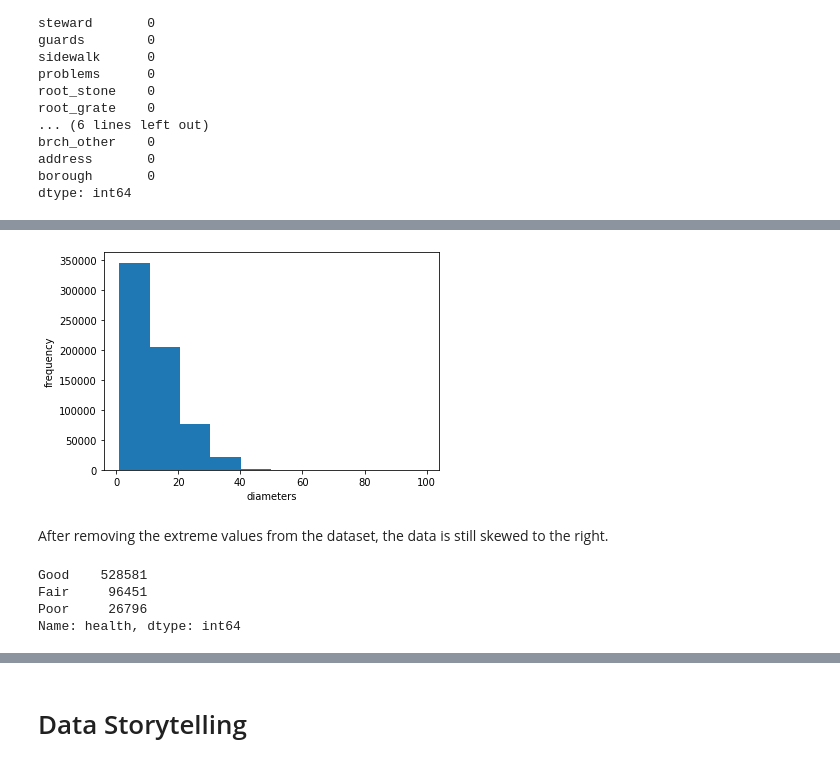
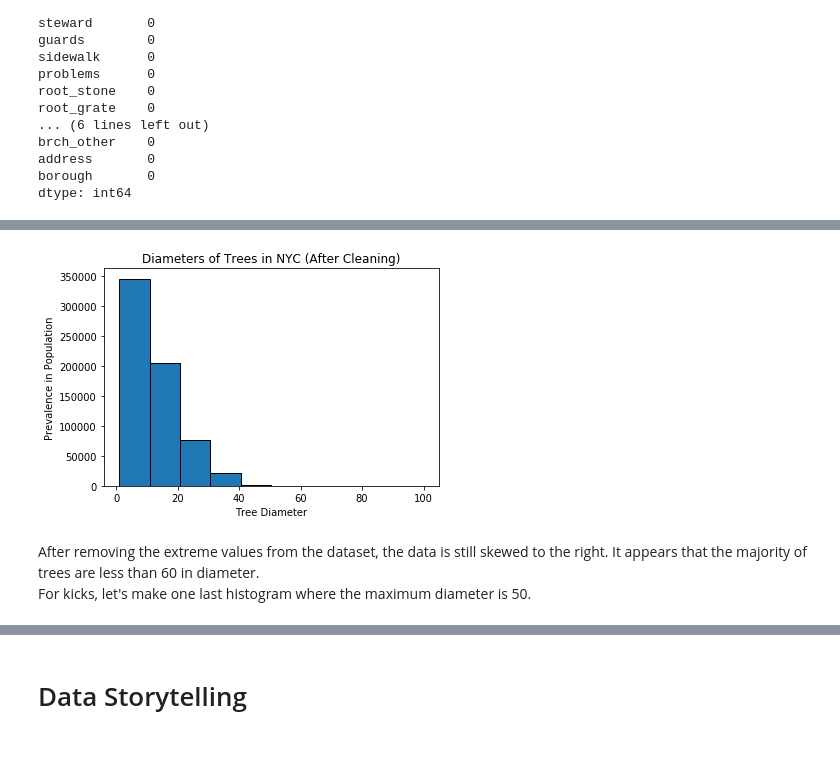
Before and after one commit to annasophiat/tree-health-census, a Jupyter notebook: capstone-tree.ipynb, the cells around one changed output, grey strips where cells are left out. Drawn from its saved outputs; the diff is of its cells as text; code cells hidden in the pictures.

```diff
--- a/capstone-tree.ipynb
+++ b/capstone-tree.ipynb
@@ -380 +361,15 @@ _ = plt.ylabel('frequency')
+# %%
+# all trees must have a diameter: 0 < n <= 100, where n = tree
+
+# locate how many trees have a diameter of 0
+
+tree_null_diam = tree[tree.tree_dbh == 0] # shape: (222, 25)
+
+# remove trees with 0 as diameter
+
+tree = tree[tree.tree_dbh != 0]
+
+# remove trees with a diameter over 100
+
+tree = tree[tree.tree_dbh < 101]
 # %%
@@ -409,5 +388,0 @@ tree = tree[tree.tree_dbh != 0]
-# %%
-# set criteria for tree diameter, should be less than 100
-# take a look at the 75% and max, they are very different
-
-tree = tree[tree.tree_dbh < 100]
@@ -428,19 +389,12 @@ Name: tree_dbh, dtype: float64
 # %%
 # plot the new distribution
 
-tree['tree_dbh'].plot(kind='hist')
-_ = plt.xlabel('diameters')
-_ = plt.ylabel('frequency')
+tree['tree_dbh'].plot(kind='hist', title='Diameters of Trees in NYC (After Cleaning)', edgecolor='black')
+_ = plt.xlabel('Tree Diameter')
+_ = plt.ylabel('Prevalence in Population')
 # %% [output]
-[figure, old version]
+[figure, new version]
 # %% [markdown]
-After removing the extreme values from the dataset, the data is still skewed to the right.
+After removing the extreme values from the dataset, the data is still skewed to the right. It appears that the majority of trees are less than 60 in diameter.
+<br />
+For kicks, let's make one last histogram where the maximum diameter is 50.
-# %%
-# taking a look at how many trees are in each 'health' condition
-
-tree.health.value_counts(dropna=False)
-# %% [output]
-Good    528581
-Fair     96451
-Poor     26796
-Name: health, dtype: int64
```
Also changed, not shown: parts of 76 cells of this notebook.
